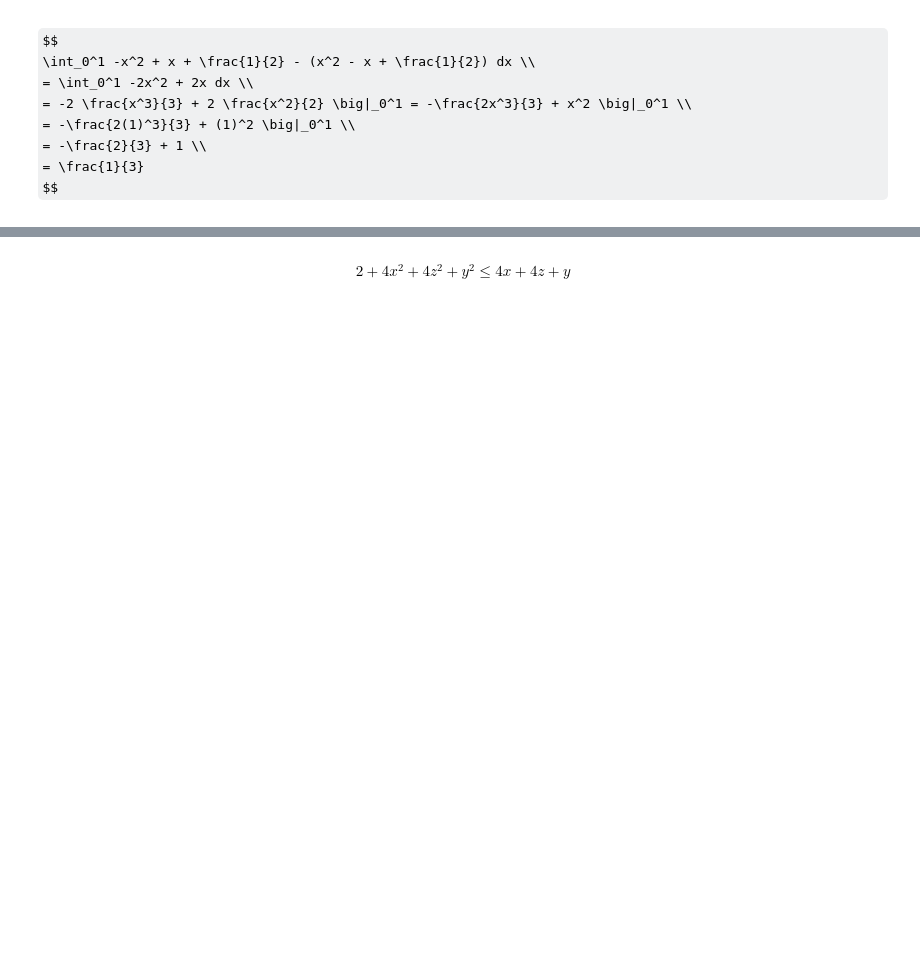
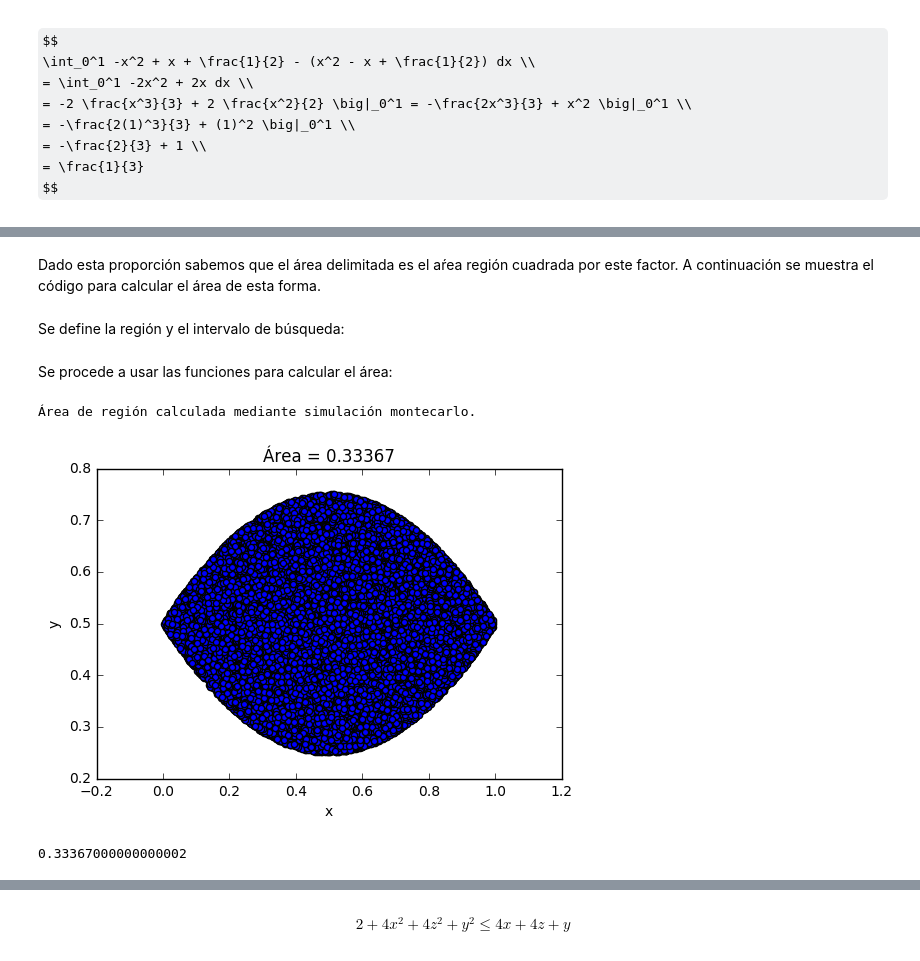
Before and after one commit to RHDZMOTA/simulacion_riesgos, a Jupyter notebook: p1/Trabajo 01 Simulación de Riesgos Financieros.ipynb, the cells around one changed output, grey strips where cells are left out. Cells and saved outputs as stored; diff of their text form; code cells hidden in the pictures; some formulas as TeX source; blank space fills up the shorter version.

```diff
--- a/p1/Trabajo 01 Simulación de Riesgos Financieros.ipynb
+++ b/p1/Trabajo 01 Simulación de Riesgos Financieros.ipynb
@@ -342,24 +363 @@ $$
 $$
-# %%
-def region(x,y):
-    return (0<x) and (x<1) and (x**2 - x + 1/2 < y) and (y < -x**2 +x + 1/2)
-
-# define number of points
-n_points = 10**4
-
-# define limits
-x0,x1=0,1
-y0,y1=0,1
-
-# generate random pair of numbers
-datapoints = pd.DataFrame({'x':np.random.uniform(x0,x1,n_points),'y':np.random.uniform(y0,y1,n_points)})
-
-# datapoints that satisfy f(.)
-valid = datapoints.apply(lambda x: region(x[0],x[1]),1)
-
-# calculate area
-area = (x1-x0)*(y1-y0)*sum(valid)/n_points
-# plot result
-datapoints[valid].plot(kind='scatter',x='x',y='y')
-plt.title('Área = {}'.format(area))
-plt.show()
@@ -369,0 +364,2 @@ plt.show()
+# %% [markdown]
+Dado esta proporción sabemos que el área delimitada es el aŕea región cuadrada por este factor. A continuación se muestra el código para calcular el área de esta forma.
@@ -369,0 +410,18 @@ plt.show()
+# %% [markdown]
+Se define la región y el intervalo de búsqueda:
+# %%
+def region(x):
+    x, y = x[0],x[1]
+    return (0<x) and (x<1) and (x**2 - x + 1/2 < y) and (y < -x**2 +x + 1/2)
+
+
+intervals = {'x':[0,1],'y':[0,1]}
+# %% [markdown]
+Se procede a usar las funciones para calcular el área:
+# %%
+print('\nÁrea de región calculada mediante simulación montecarlo.')
+getArea(region,intervals)
+# %% [output]
+Área de región calculada mediante simulación montecarlo.
+[figure, added]
+0.33367000000000002
```
Also changed, not shown: parts of 189 cells of this notebook.
